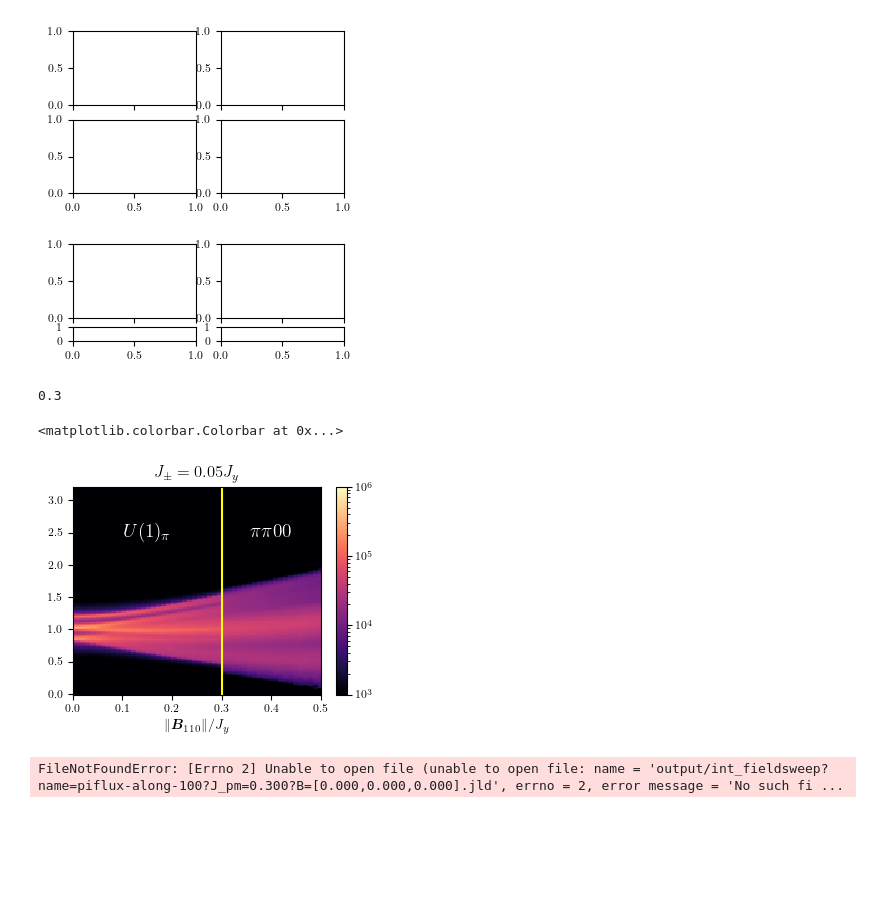
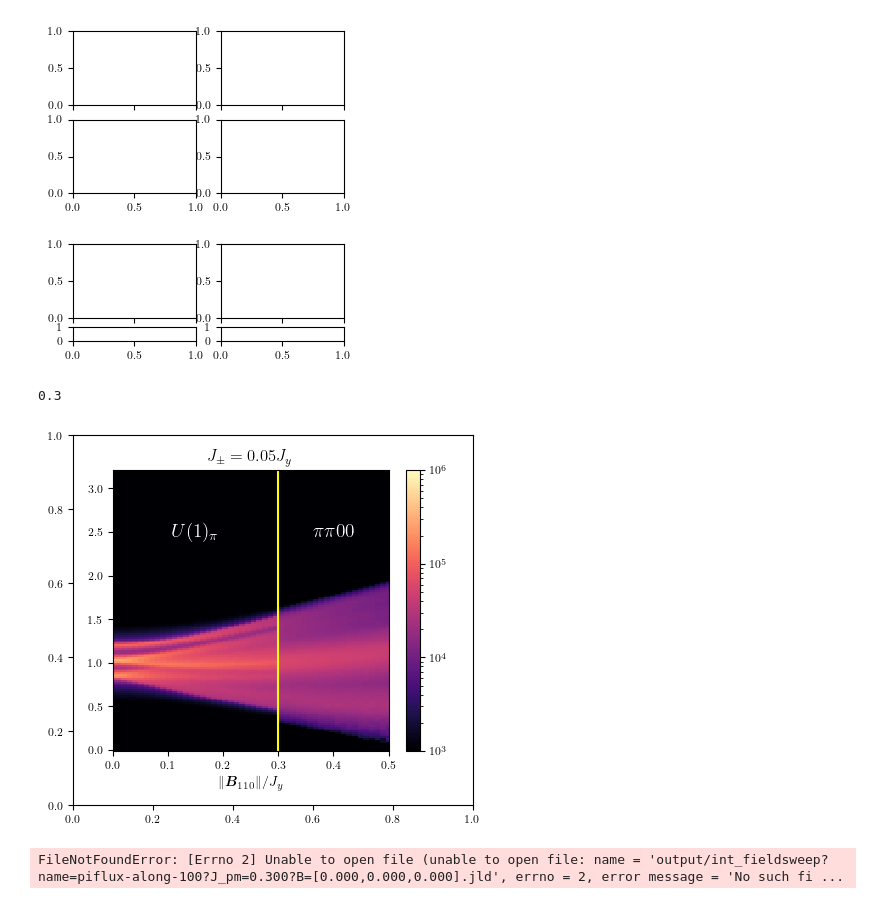
Before and after one commit to Spuriosity1/qsi-spinon-gmft, a Jupyter notebook: plot_pretty.ipynb, the cells around one changed output. Cells and saved outputs as stored; diff of their text form; code cells hidden in the pictures; blank space fills up the shorter version.

Commit message:
plot code
Former-commit-id: 64fc164f3c5c5d7a6fcf404b8451601d56f6ef51

```diff
--- a/plot_pretty.ipynb
+++ b/plot_pretty.ipynb
@@ -382,40 +382,42 @@ fig.add_axes([0,0,1,1]).patch.set_alpha(0)
 FileNotFoundError: [Errno 2] Unable to open file (unable to open file: name = 'output/SQW?name=0flux?J_pm=-0.040?B=[0.000,0.071,0.071].jld', errno = 2, error message = 'No such file or directory', fla ...
 [figure]
 # %%
-fig, ax = plt.subplots(figsize=(4,2.7))
+fig, ax = plt.subplots(figsize=(4,3.7))
 data = h5py.File("output/int_fieldsweep?name=piflux-along?J_pm=0.050?B=[0.000,0.000,0.000].jld")
 intens = data['integrated_intensity']
 # print(intens.keys())
 c2 = ax.pcolormesh( intens['magnetic_field_strengths'], intens['W'], intens['Smagnetic'],
                 rasterized=True,
                    shading='nearest',
                    norm=matplotlib.colors.LogNorm(vmax=1e6,vmin=1e3),
                    # vmax=2000,
                    cmap=cmap2)
 ax.set_facecolor(cmap2(0))
 jpm = 0.05
 Bc = np.sqrt(9 * jpm/5)
 print(Bc)
 plt.axvline(Bc,color='yellow')
 
 Blims= [np.min(intens['magnetic_field_strengths']), np.max(intens['magnetic_field_strengths'])]
 
 ax.set_xlim(Blims)
 # ax.set_ylim([0,])
 # ax.add_patch(matplotlib.patches.Rectangle((0,0), Bc/Blims[1], 0.2, color=phase_colors['πflux']))
 targs = dict(
     horizontalalignment="center", verticalalignment="center",fontsize=14,color='w'
 )
 
 ax.text(0.15,2.5,r"$U(1)_\pi$",**targs)
 ax.text(0.4, 2.5,r"$\pi\pi00$",**targs)
 ax.set_xlabel(r"$\|\boldsymbol{B}_{110}\|/J_{y}$")
 ax.set_title(r"$J_\pm = 0.05J_y$")
-plt.colorbar(c2)
+fig.colorbar(c2)
+fig.tight_layout()
+fig.savefig("/Users/alaricsanders/Desktop/figure_out/U(1)pi-pipi00")
+fig.add_axes([0,0,1,1]).patch.set_alpha(0)
 # %% [output]
 0.3
-<matplotlib.colorbar.Colorbar at 0x...>
-[figure, old version]
+[figure, new version]
 # %%
 def parsinate_B(s):
     return np.linalg.norm(s.split('[')[-1].split(']')[0].split(','))
```
